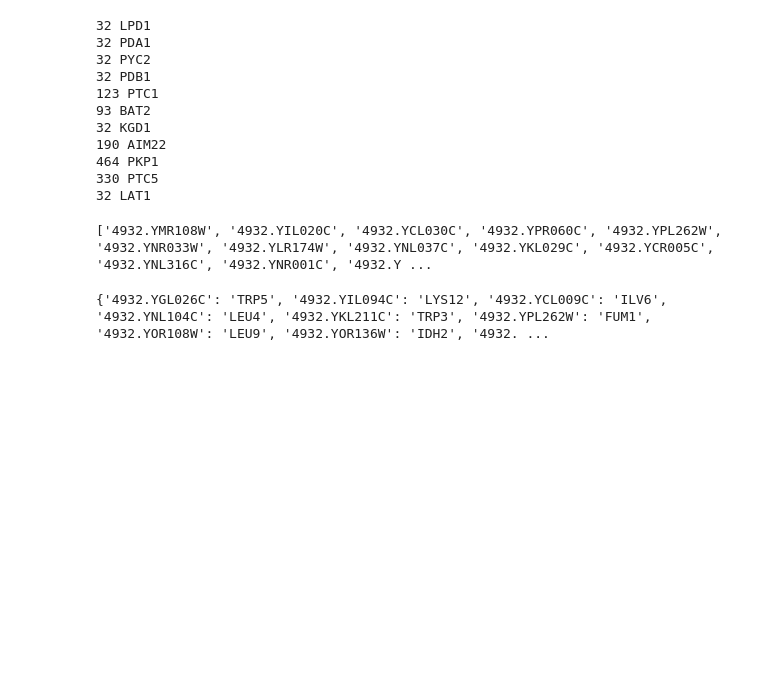
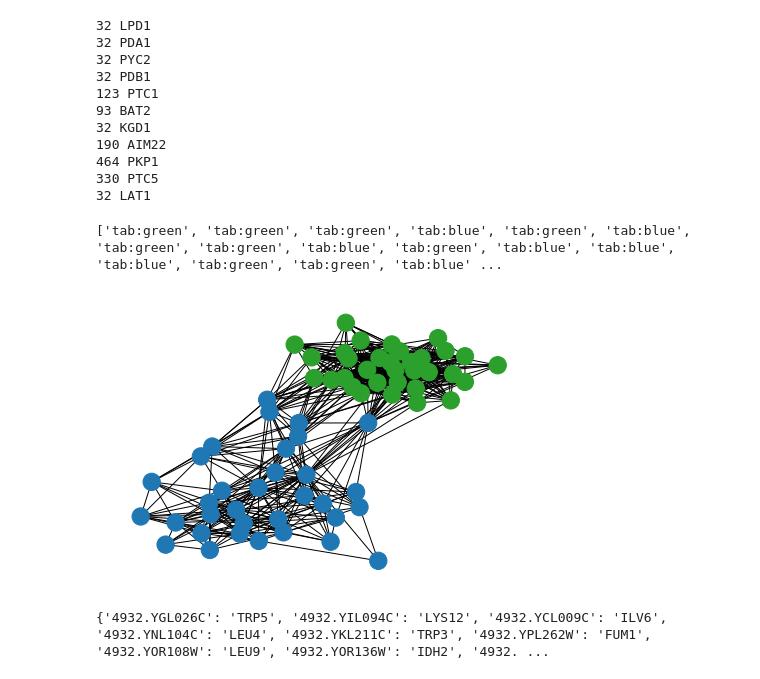
Before and after one commit to eluo2527/MATH_BCMB_3888, a Jupyter notebook: main.ipynb, the cells around one changed output. Drawn from its saved outputs; the diff is of its cells as text; code cells hidden in the pictures; blank space fills up the shorter version.

Commit message:
adding visualisation to separate clusters

```diff
--- a/main.ipynb
+++ b/main.ipynb
@@ -153,11 +153,13 @@ for key, value in important_nodes.items():
 # %%
 #Make a graph with only nodes in a certain cluster
 #cluster number 32 in this case as it has LPD1
 cluster_network = func.cluster_graph(G, named_clusters[32], named_clusters[93])
-print(cluster_network.nodes)
+# print(cluster_network.nodes)
 # func.pretty_draw(cluster_network)
+func.cluster_visualise(G, named_clusters[32], named_clusters[93])
 # %% [output]
-['4932.YMR108W', '4932.YIL020C', '4932.YCL030C', '4932.YPR060C', '4932.YPL262W', '4932.YNR033W', '4932.YLR174W', '4932.YNL037C', '4932.YKL029C', '4932.YCR005C', '4932.YNL316C', '4932.YNR001C', '4932.Y ...
+['tab:green', 'tab:green', 'tab:green', 'tab:blue', 'tab:green', 'tab:blue', 'tab:green', 'tab:green', 'tab:blue', 'tab:green', 'tab:blue', 'tab:blue', 'tab:blue', 'tab:green', 'tab:green', 'tab:blue' ...
+[figure, added]
 # %%
 b_centrality = func.between_centrality(G, named_clusters[32], named_clusters[93])
 # print(b_centrality)
```
